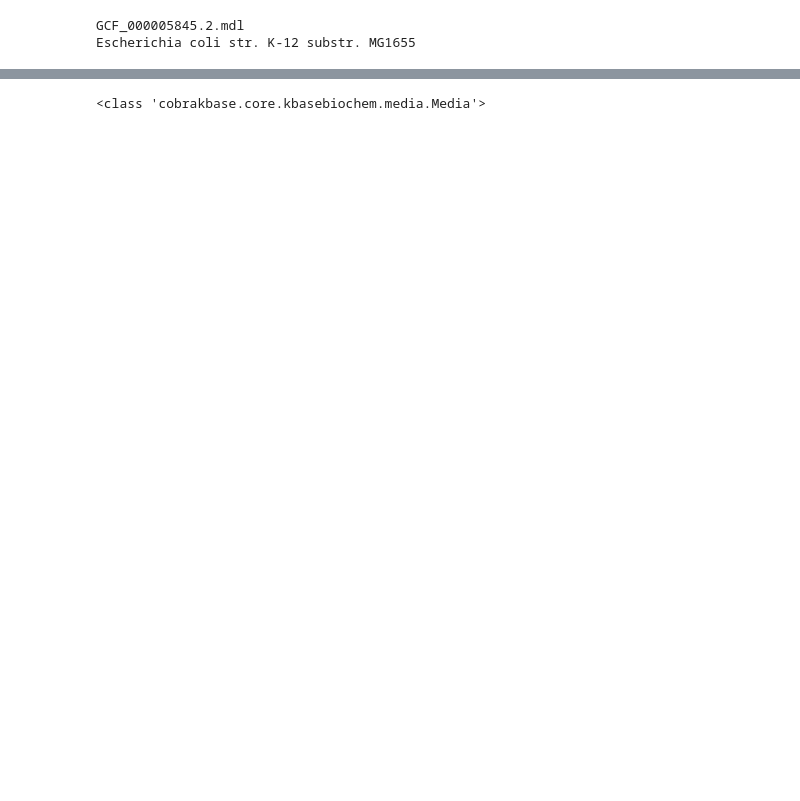
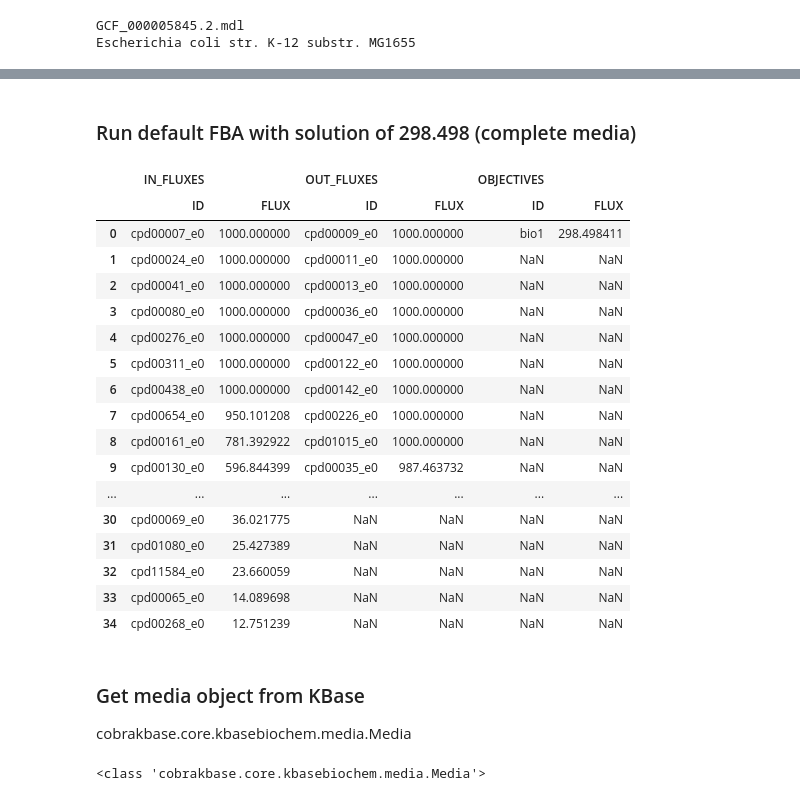
Before and after one commit to Fxe/cobrakbase, a Jupyter notebook: examples/CobraKBase/Convert.ipynb, the cells around one changed output, grey strips where cells are left out. Drawn from its saved outputs; the diff is of its cells as text; code cells hidden in the pictures; blank space fills up the shorter version.

```diff
--- a/examples/CobraKBase/Convert.ipynb
+++ b/examples/CobraKBase/Convert.ipynb
@@ -16,3 +18,9 @@ print(fbamodel_json['name'])
 # %% [output]
 GCF_000005845.2.mdl
 Escherichia coli str. K-12 substr. MG1655
+# %%
+from cobrakbase.kbase_object_info import KBaseObjectInfo
+info = KBaseObjectInfo(kbase.ws_client.get_object_info3({
+    'objects' : [
+        {'name' : 'GCF_000005845.2.gf.mdl', 'workspace': ws}
+    ]})['infos'][0])
@@ -19,3 +56,29 @@ Escherichia coli str. K-12 substr. MG1655
+# %% [markdown]
+### Run default FBA with solution of 298.498 (complete media)
+# %%
+model.summary()
+# %% [output]
+|  | IN_FLUXES |  | OUT_FLUXES |  | OBJECTIVES |  |
+|  | ID | FLUX | ID | FLUX | ID | FLUX |
+| 0 | cpd00007_e0 | 1000.000000 | cpd00009_e0 | 1000.000000 | bio1 | 298.498411 |
+| 1 | cpd00024_e0 | 1000.000000 | cpd00011_e0 | 1000.000000 | NaN | NaN |
+| 2 | cpd00041_e0 | 1000.000000 | cpd00013_e0 | 1000.000000 | NaN | NaN |
+| 3 | cpd00080_e0 | 1000.000000 | cpd00036_e0 | 1000.000000 | NaN | NaN |
+| 4 | cpd00276_e0 | 1000.000000 | cpd00047_e0 | 1000.000000 | NaN | NaN |
+| 5 | cpd00311_e0 | 1000.000000 | cpd00122_e0 | 1000.000000 | NaN | NaN |
+| 6 | cpd00438_e0 | 1000.000000 | cpd00142_e0 | 1000.000000 | NaN | NaN |
+| 7 | cpd00654_e0 | 950.101208 | cpd00226_e0 | 1000.000000 | NaN | NaN |
+| 8 | cpd00161_e0 | 781.392922 | cpd01015_e0 | 1000.000000 | NaN | NaN |
+| 9 | cpd00130_e0 | 596.844399 | cpd00035_e0 | 987.463732 | NaN | NaN |
+| ... | ... | ... | ... | ... | ... | ... |
+| 30 | cpd00069_e0 | 36.021775 | NaN | NaN | NaN | NaN |
+| 31 | cpd01080_e0 | 25.427389 | NaN | NaN | NaN | NaN |
+| 32 | cpd11584_e0 | 23.660059 | NaN | NaN | NaN | NaN |
+| 33 | cpd00065_e0 | 14.089698 | NaN | NaN | NaN | NaN |
+| 34 | cpd00268_e0 | 12.751239 | NaN | NaN | NaN | NaN |
+# %% [markdown]
+### Get media object from KBase
+cobrakbase.core.kbasebiochem.media.Media
 # %%
 media = kbase.get_from_ws('Carbon-D-Glucose', ws)
 print(type(media))
```
Also changed, not shown: parts of 12 cells of this notebook.
